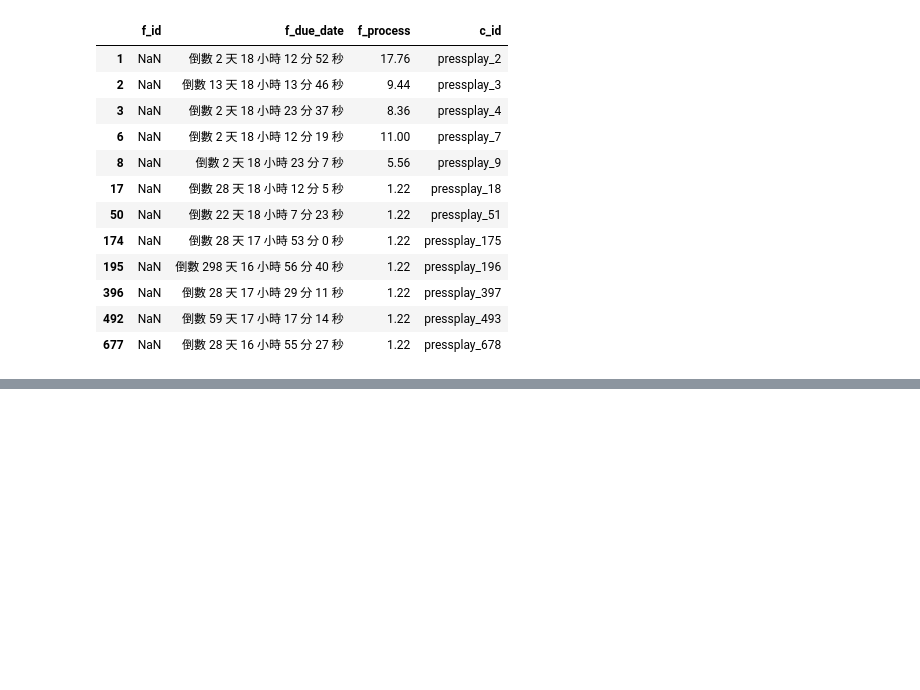
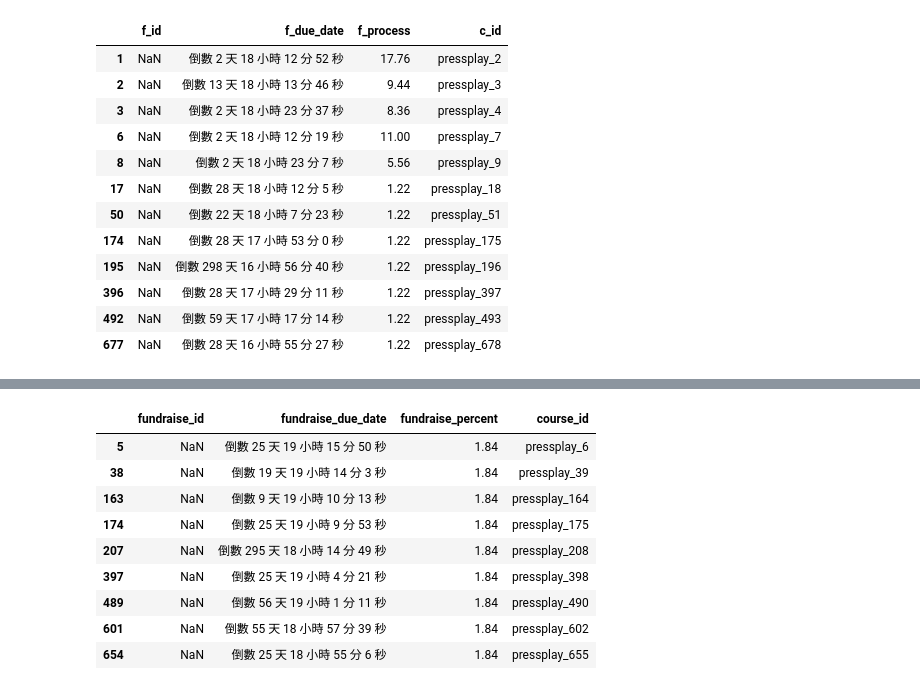
Before and after one commit to Isabelle1007/IM3008-DBProject, a Jupyter notebook: database/web-crawler/pressplay_1.ipynb, the cells around one changed output, grey strips where cells are left out. Saved outputs shown, nothing was run; the diff lists cells and outputs as text; code cells hidden in the pictures; blank space fills up the shorter version.

```diff
--- a/database/web-crawler/pressplay_1.ipynb
+++ b/database/web-crawler/pressplay_1.ipynb
@@ -170,0 +286,13 @@ df_fundings
+# %%
+fundraise
+# %% [output]
+|  | fundraise_id | fundraise_due_date | fundraise_percent | course_id |
+| 5 | NaN | 倒數 25 天 19 小時 15 分 50 秒 | 1.84 | pressplay_6 |
+| 38 | NaN | 倒數 19 天 19 小時 14 分 3 秒 | 1.84 | pressplay_39 |
+| 163 | NaN | 倒數 9 天 19 小時 10 分 13 秒 | 1.84 | pressplay_164 |
+| 174 | NaN | 倒數 25 天 19 小時 9 分 53 秒 | 1.84 | pressplay_175 |
+| 207 | NaN | 倒數 295 天 18 小時 14 分 49 秒 | 1.84 | pressplay_208 |
+| 397 | NaN | 倒數 25 天 19 小時 4 分 21 秒 | 1.84 | pressplay_398 |
+| 489 | NaN | 倒數 56 天 19 小時 1 分 11 秒 | 1.84 | pressplay_490 |
+| 601 | NaN | 倒數 55 天 18 小時 57 分 39 秒 | 1.84 | pressplay_602 |
+| 654 | NaN | 倒數 25 天 18 小時 55 分 6 秒 | 1.84 | pressplay_655 |
```
Also changed, not shown: parts of 12 cells of this notebook, 1 other file.
